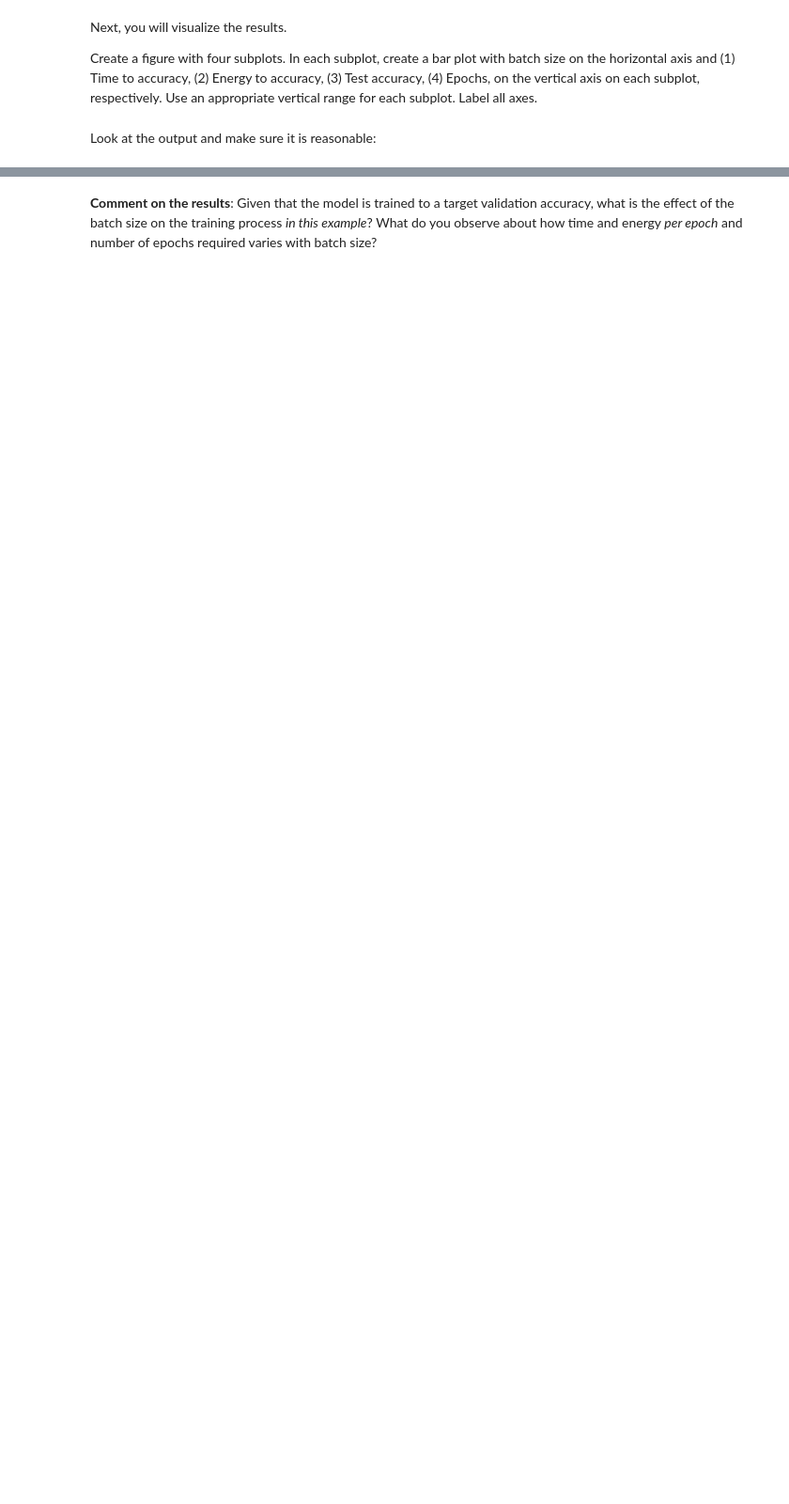
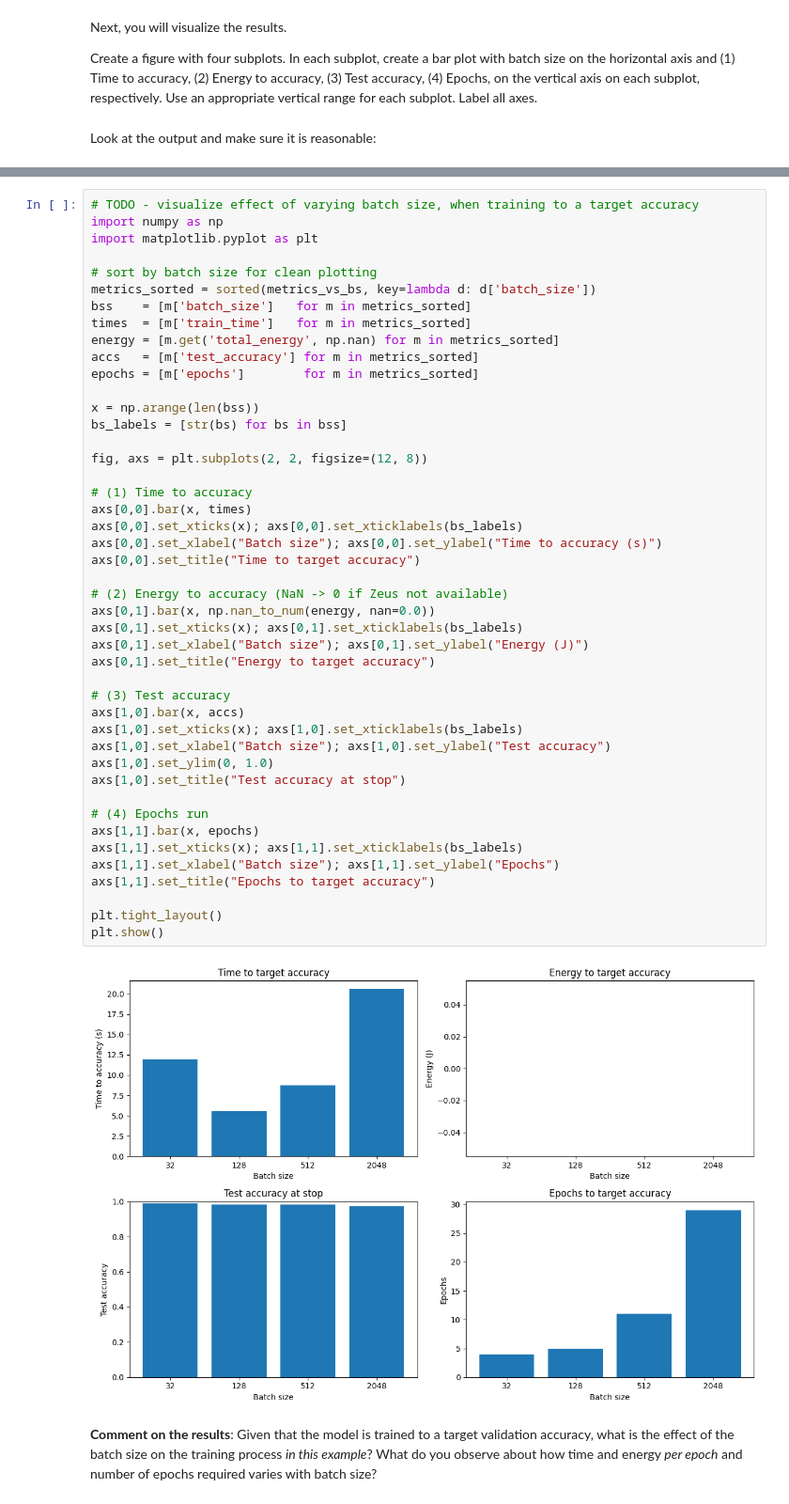
Before and after one commit to Aku2611/100xDevs-cohort, a Jupyter notebook: notebooks/8-lab-neural-net-music-classification-torch.ipynb, the cells around one changed output, grey strips where cells are left out. Shown at 94% size. Drawn from its saved outputs; the diff is of its cells as text; blank space fills up the shorter version.

```diff
--- a/notebooks/8-lab-neural-net-music-classification-torch.ipynb
+++ b/notebooks/8-lab-neural-net-music-classification-torch.ipynb
@@ -455,2 +875,49 @@ metrics_vs_bs
+# %%
+# TODO - visualize effect of varying batch size, when training to a target accuracy
+import numpy as np
+import matplotlib.pyplot as plt
+
+# sort by batch size for clean plotting
+metrics_sorted = sorted(metrics_vs_bs, key=lambda d: d['batch_size'])
+bss    = [m['batch_size']   for m in metrics_sorted]
+times  = [m['train_time']   for m in metrics_sorted]
+energy = [m.get('total_energy', np.nan) for m in metrics_sorted]
+accs   = [m['test_accuracy'] for m in metrics_sorted]
+epochs = [m['epochs']        for m in metrics_sorted]
+
+x = np.arange(len(bss))
+bs_labels = [str(bs) for bs in bss]
+
+fig, axs = plt.subplots(2, 2, figsize=(12, 8))
+
+# (1) Time to accuracy
+axs[0,0].bar(x, times)
+axs[0,0].set_xticks(x); axs[0,0].set_xticklabels(bs_labels)
+axs[0,0].set_xlabel("Batch size"); axs[0,0].set_ylabel("Time to accuracy (s)")
+axs[0,0].set_title("Time to target accuracy")
+
+# (2) Energy to accuracy (NaN -> 0 if Zeus not available)
+axs[0,1].bar(x, np.nan_to_num(energy, nan=0.0))
+axs[0,1].set_xticks(x); axs[0,1].set_xticklabels(bs_labels)
+axs[0,1].set_xlabel("Batch size"); axs[0,1].set_ylabel("Energy (J)")
+axs[0,1].set_title("Energy to target accuracy")
+
+# (3) Test accuracy
+axs[1,0].bar(x, accs)
+axs[1,0].set_xticks(x); axs[1,0].set_xticklabels(bs_labels)
+axs[1,0].set_xlabel("Batch size"); axs[1,0].set_ylabel("Test accuracy")
+axs[1,0].set_ylim(0, 1.0)
+axs[1,0].set_title("Test accuracy at stop")
+
+# (4) Epochs run
+axs[1,1].bar(x, epochs)
+axs[1,1].set_xticks(x); axs[1,1].set_xticklabels(bs_labels)
+axs[1,1].set_xlabel("Batch size"); axs[1,1].set_ylabel("Epochs")
+axs[1,1].set_title("Epochs to target accuracy")
+
+plt.tight_layout()
+plt.show()
+# %% [output]
+[figure, added]
 # %% [markdown]
 **Comment on the results**: Given that the model is trained to a target validation accuracy, what is the effect of the batch size on the training process *in this example*? What do you observe about how time and energy *per epoch* and number of epochs required varies with batch size?
```
Also changed, not shown: parts of 44 cells of this notebook.
